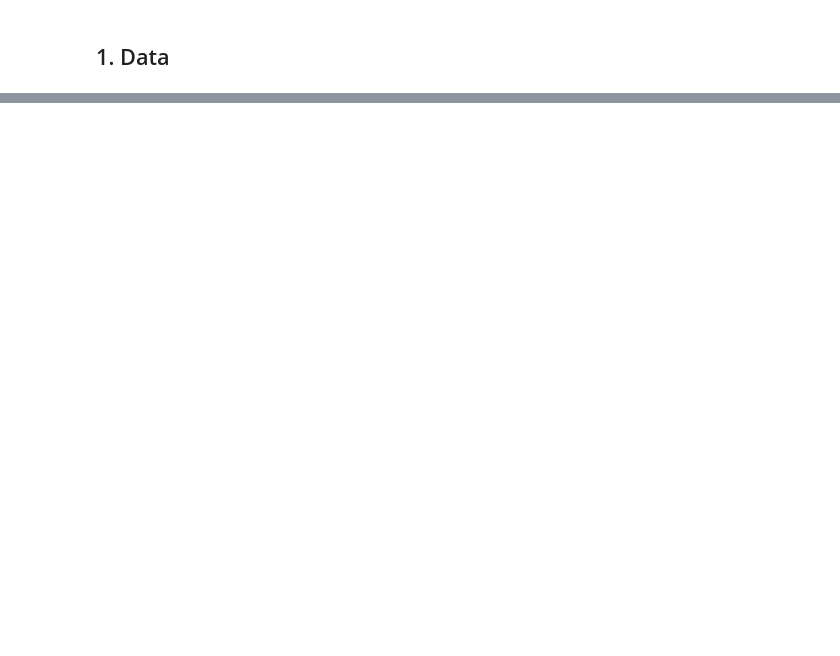
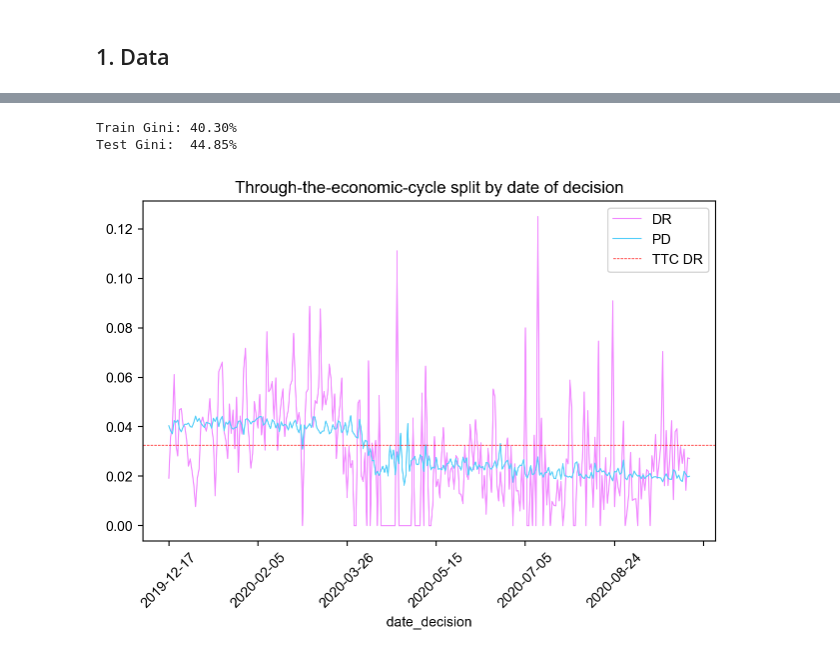
Before and after one commit to deburky/rwds-submission, a Jupyter notebook: notebooks/companion.ipynb, the cells around one changed output, grey strips where cells are left out. Cells and saved outputs as stored; diff of their text form; code cells hidden in the pictures; blank space fills up the shorter version.

```diff
--- a/notebooks/companion.ipynb
+++ b/notebooks/companion.ipynb
@@ -632,0 +245,48 @@ amtinstpaidbefduel24m_4187115A 0.083404 0.064066 0.000882  0.065795  1.562098e-5
+# %%
+# -------------------------------------------------------------------------------
+# Gini (train / test)
+# -------------------------------------------------------------------------------
+def gini_score(y_true, y_pred) -> float:
+    """Gini coefficient as a number between -1 and 1."""
+    return 2 * roc_auc_score(y_true, y_pred) - 1
+
+
+y_pred_train = pipeline.predict_proba(X_train)[:, 1]
+y_pred_test = pipeline.predict_proba(X_test)[:, 1]
+
+gini_train = gini_score(y_train, y_pred_train)
+gini_test = gini_score(y_test, y_pred_test)
+print(f"Train Gini: {gini_train:.2%}")
+print(f"Test Gini:  {gini_test:.2%}")
+# %% [output]
+Train Gini: 40.30%
+Test Gini:  44.85%
+# %%
+# -------------------------------------------------------------------------------
+# Figure: DR vs PD over time
+# -------------------------------------------------------------------------------
+df["prediction"] = woe_encoder.predict_proba(X)[:, 1]
+df["prediction"] = pipeline.predict_proba(X)[:, 1]
+
+df["is_default"].groupby(df["date_decision"]).mean().plot(
+    kind="line",
+    color=C_DR,
+    linewidth=0.8,
+    label="DR",
+    rot=45,
+    title="Through-the-economic-cycle split by date of decision",
+)
+df["prediction"].groupby(df["date_decision"]).mean().plot(
+    kind="line",
+    color=C_PD,
+    linewidth=0.8,
+    label="PD",
+    rot=45,
+)
+plt.axhline(y=df["is_default"].mean(), color="r", linestyle="--", linewidth=0.5, label="TTC DR")
+plt.legend()
+plt.tight_layout()
+plt.savefig(IMAGES / "dr_vs_pd_over_time.png", dpi=200, bbox_inches="tight")
+plt.show()
+# %% [output]
+[figure, added]
```
Also changed, not shown: parts of 39 cells of this notebook, 15 other files.
